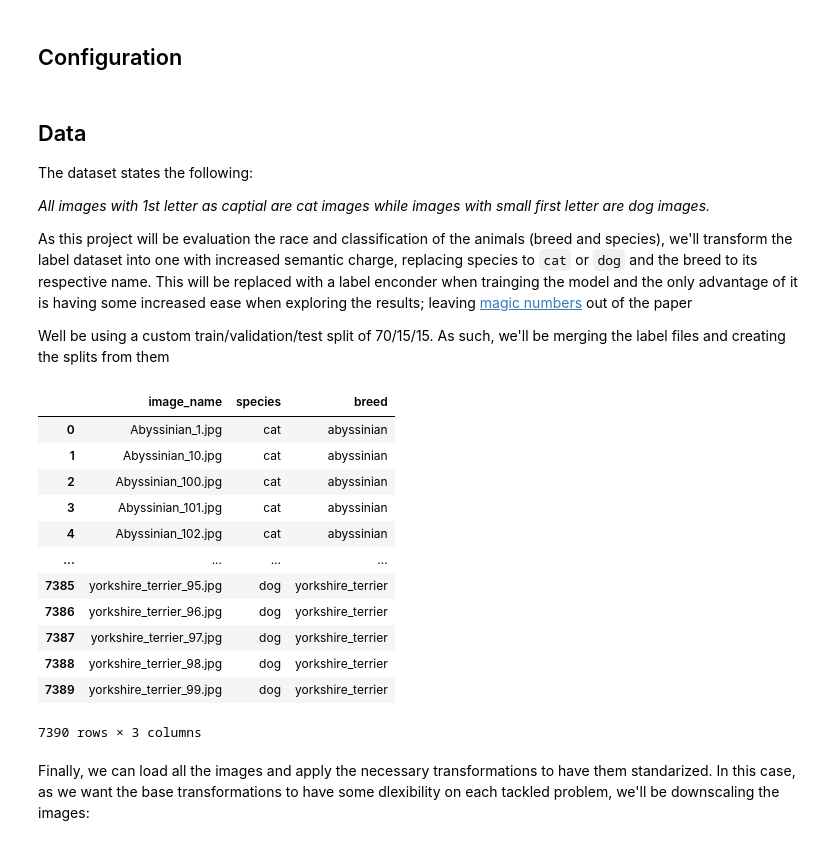
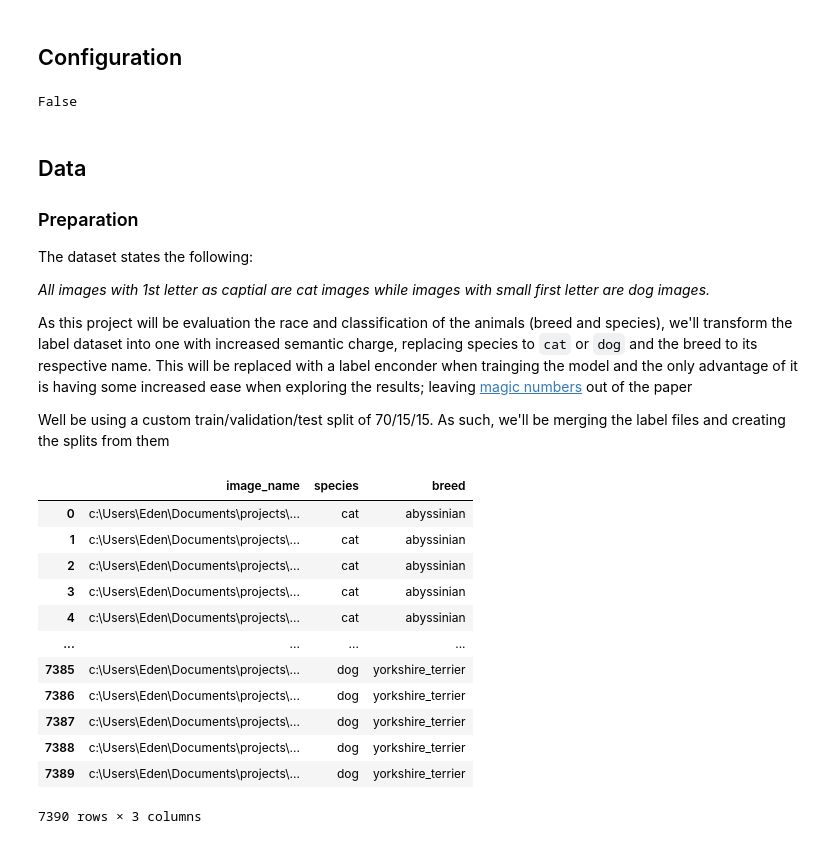
Before and after one commit to Zygmut/AA_Practica2, a Jupyter notebook: src/assesment_2.ipynb, the cells around one changed output. Drawn from its saved outputs; the diff is of its cells as text; code cells hidden in the pictures.

```diff
--- a/src/assesment_2.ipynb
+++ b/src/assesment_2.ipynb
@@ -15,23 +35,28 @@ from sklearn.model_selection import train_test_split
 # %%
 CONFIG = {
     "DEVICE": torch.device("cuda" if torch.cuda.is_available() else "cpu"),
-    "IMAGE_SIZE": (64, 64),
-    "DATA_PATH": path.join(path.abspath(path.pardir), "data"),
+    "IMAGE_SIZE": (128, 128),
+    "DATA_PATH": path.join(path.abspath(path.pardir), "data", "images"),
     "SEED": 27,
-    "MODEL": {"EPOCH": 1000, "LEARNING_RATE": 1e-6},
+    "MODEL": {"EPOCH": 100, "LEARNING_RATE": 1e-6},
 }
 
-CONFIG["DATA"] = {
-    "TRANSFORMATION": transforms.Compose(
-        [
-            transforms.Resize(CONFIG.get("IMAGE_SIZE")),
-            transforms.ToTensor(),
-            transforms.Normalize(mean=[0.485, 0.456, 0.406], std=[0.229, 0.224, 0.225]),
-        ]
-    ),
-}
+random.seed(CONFIG.get("SEED"))
+
+files_to_remove = (
+    os.path.join(folder, file)
+    for folder, _, files in os.walk(path.join(CONFIG.get("DATA_PATH")))
+    for file in files
+    if "generated" in file
+)
+
+any(map(os.remove, files_to_remove))
+# %% [output]
+False
 # %% [markdown]
 ## Data
+
+### Preparation
 
 The dataset states the following:
 
@@ -42,32 +67,35 @@ As this project will be evaluation the race and classification of the animals (b
 Well be using a custom train/validation/test split of 70/15/15. As such, we'll be merging the label files and creating the splits from them
 # %%
 image_files = [
-    file
-    for file in listdir(path.join(CONFIG.get("DATA_PATH"), "images"))
+    path.join(CONFIG.get("DATA_PATH"), file)
+    for file in listdir(CONFIG.get("DATA_PATH"))
     if file.endswith(".jpg")
 ]
 
 labels = pd.DataFrame(
     {
         "image_name": image_files,
-        "species": ["cat" if file[0].isupper() else "dog" for file in image_files],
-        "breed": ["_".join(file.split("_")[:-1]).lower() for file in image_files],
+        "species": [
+            "cat" if path.basename(file)[0].isupper() else "dog" for file in image_files
+        ],
+        "breed": [
+            "_".join(path.basename(file).split("_")[:-1]).lower()
+            for file in image_files
+        ],
     }
 )
 labels
 # %% [output]
 |  | image_name | species | breed |
-| 0 | Abyssinian_1.jpg | cat | abyssinian |
-| 1 | Abyssinian_10.jpg | cat | abyssinian |
-| 2 | Abyssinian_100.jpg | cat | abyssinian |
-| 3 | Abyssinian_101.jpg | cat | abyssinian |
-| 4 | Abyssinian_102.jpg | cat | abyssinian |
+| 0 | c:\Users\Eden\Documents\projects\... | cat | abyssinian |
+| 1 | c:\Users\Eden\Documents\projects\... | cat | abyssinian |
+| 2 | c:\Users\Eden\Documents\projects\... | cat | abyssinian |
+| 3 | c:\Users\Eden\Documents\projects\... | cat | abyssinian |
+| 4 | c:\Users\Eden\Documents\projects\... | cat | abyssinian |
 | ... | ... | ... | ... |
-| 7385 | yorkshire_terrier_95.jpg | dog | yorkshire_terrier |
-| 7386 | yorkshire_terrier_96.jpg | dog | yorkshire_terrier |
-| 7387 | yorkshire_terrier_97.jpg | dog | yorkshire_terrier |
-| 7388 | yorkshire_terrier_98.jpg | dog | yorkshire_terrier |
-| 7389 | yorkshire_terrier_99.jpg | dog | yorkshire_terrier |
+| 7385 | c:\Users\Eden\Documents\projects\... | dog | yorkshire_terrier |
+| 7386 | c:\Users\Eden\Documents\projects\... | dog | yorkshire_terrier |
+| 7387 | c:\Users\Eden\Documents\projects\... | dog | yorkshire_terrier |
+| 7388 | c:\Users\Eden\Documents\projects\... | dog | yorkshire_terrier |
+| 7389 | c:\Users\Eden\Documents\projects\... | dog | yorkshire_terrier |
 7390 rows × 3 columns
-# %% [markdown]
-Finally, we can load all the images and apply the necessary transformations to have them standarized. In this case, as we want the base transformations to have some dlexibility on each tackled problem, we'll be downscaling the images:
```
Also changed, not shown: parts of 20 cells of this notebook, 3 other files.
